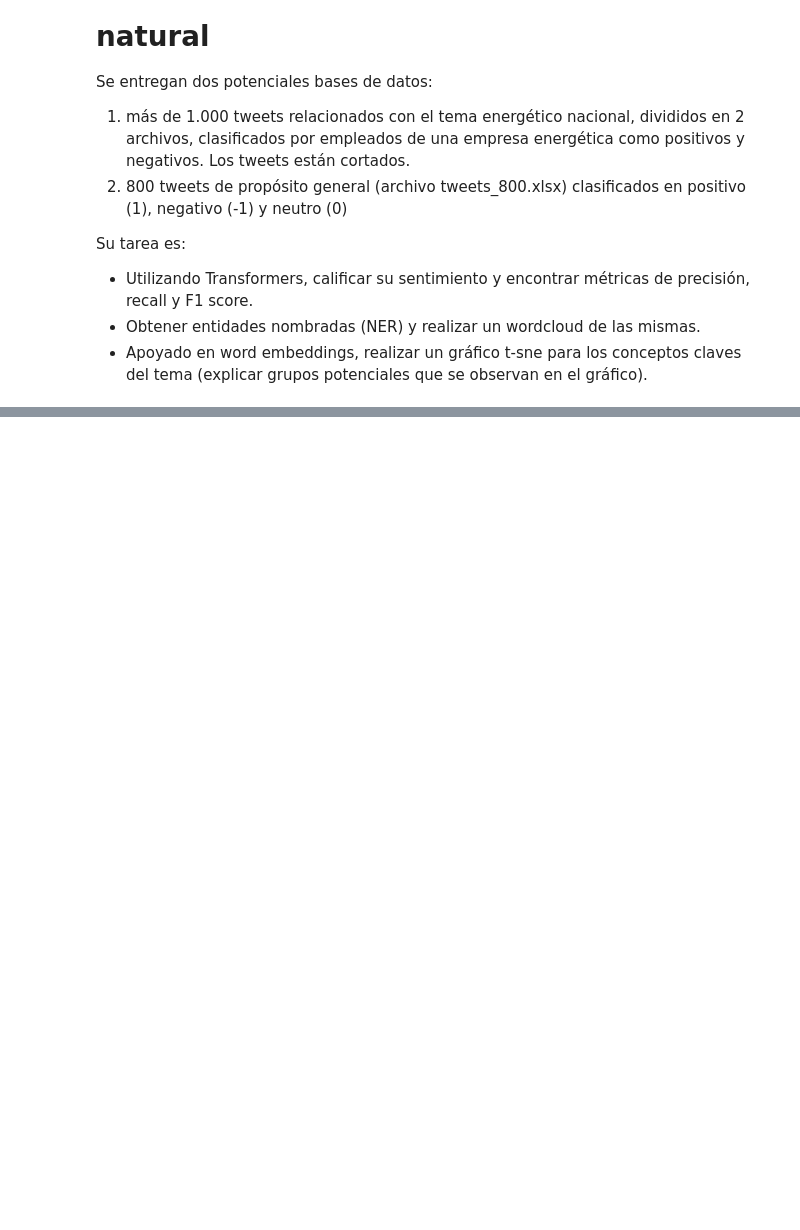
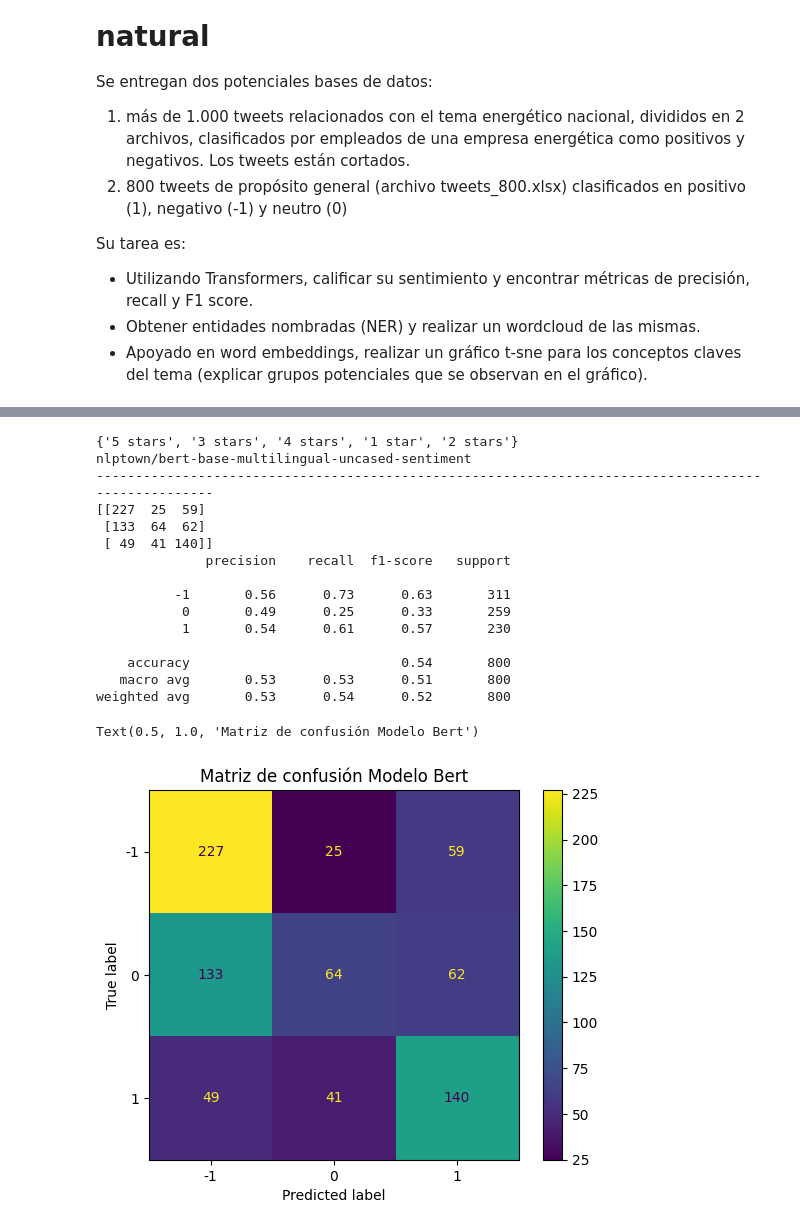
Before and after one commit to jesuarezt/nlp_course, a Jupyter notebook: tareas_talleres/taller_2/taller_2.ipynb, the cells around one changed output, grey strips where cells are left out. Saved outputs shown, nothing was run; the diff lists cells and outputs as text; code cells hidden in the pictures; blank space fills up the shorter version.

```diff
--- a/tareas_talleres/taller_2/taller_2.ipynb
+++ b/tareas_talleres/taller_2/taller_2.ipynb
@@ -34,0 +213,35 @@ memory usage: 12.6+ KB
+# %%
+task_ = 'sentiment-analysis'
+model_ = 'nlptown/bert-base-multilingual-uncased-sentiment'
+categories_model = {'1 star' : '-1',
+                    '2 stars' : '-1',
+                    '3 stars' : '0',
+                    '4 stars' : '1',
+                    '5 stars' : '1'}
+polarity = df.polaridad
+cm1, rc1 = evaluate_model(task_, model_, categories_model, polarity = df.polaridad)
+print(model_)
+print('-'*100)
+print(cm1)
+print(rc1)
+cmd = ConfusionMatrixDisplay(cm1,  display_labels=df.polaridad.unique())
+cmd.plot()
+cmd.ax_.set_title( 'Matriz de confusión Modelo Bert')
+# %% [output]
+{'5 stars', '3 stars', '4 stars', '1 star', '2 stars'}
+nlptown/bert-base-multilingual-uncased-sentiment
+----------------------------------------------------------------------------------------------------
+[[227  25  59]
+ [133  64  62]
+ [ 49  41 140]]
+              precision    recall  f1-score   support
+
+          -1       0.56      0.73      0.63       311
+           0       0.49      0.25      0.33       259
+           1       0.54      0.61      0.57       230
+
+    accuracy                           0.54       800
+   macro avg       0.53      0.53      0.51       800
+weighted avg       0.53      0.54      0.52       800
+Text(0.5, 1.0, 'Matriz de confusión Modelo Bert')
+[figure, added]
```
Also changed, not shown: parts of 39 cells of this notebook, 5 other files.
